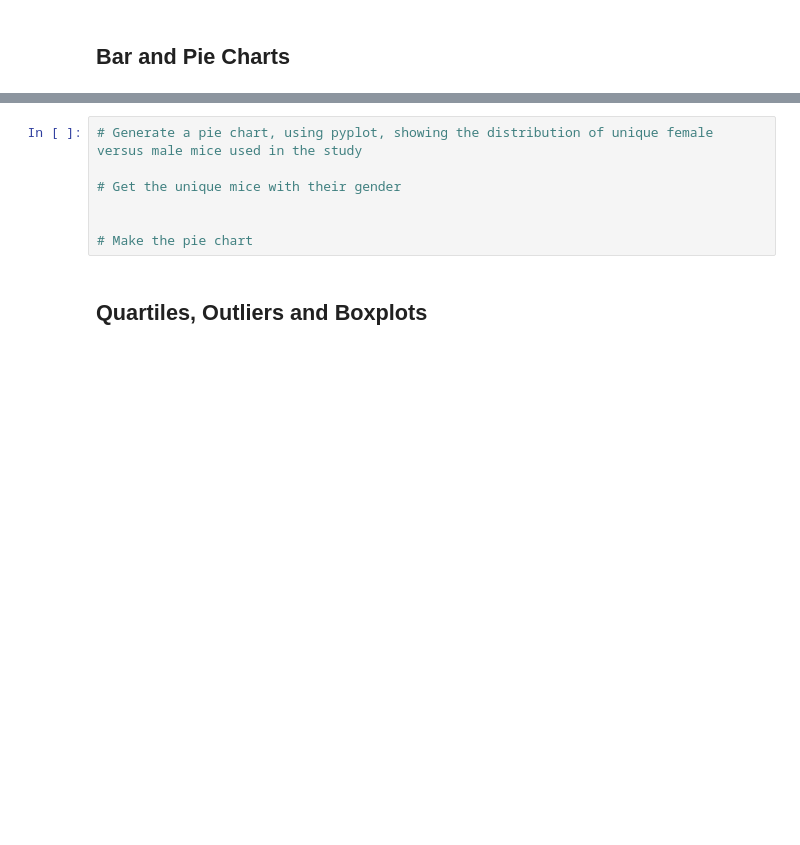
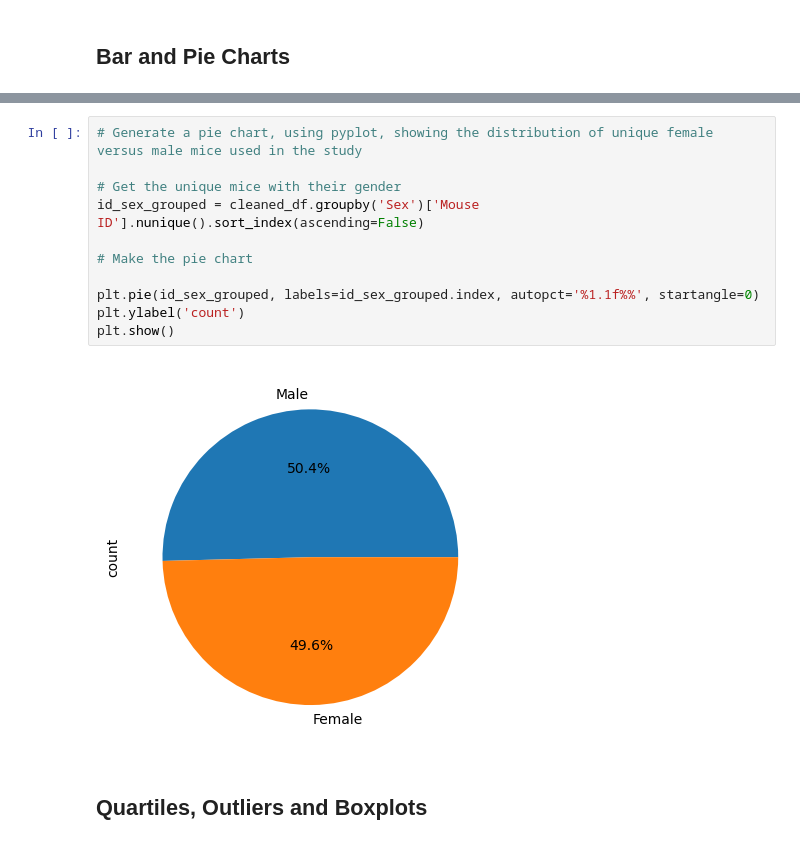
Before and after one commit to hopkinsbowman78/matplotlib-scipy-data-analysis, a Jupyter notebook: Pymaceuticals/pymaceuticals_starter.ipynb, the cells around one changed output, grey strips where cells are left out. Cells and saved outputs as stored; diff of their text form; blank space fills up the shorter version.

```diff
--- a/Pymaceuticals/pymaceuticals_starter.ipynb
+++ b/Pymaceuticals/pymaceuticals_starter.ipynb
@@ -165,10 +198,16 @@ grouped_stats
 # %%
 # Generate a pie chart, using pyplot, showing the distribution of unique female versus male mice used in the study
 
 # Get the unique mice with their gender
-
+id_sex_grouped = cleaned_df.groupby('Sex')['Mouse ID'].nunique().sort_index(ascending=False)
 
 # Make the pie chart
+
+plt.pie(id_sex_grouped, labels=id_sex_grouped.index, autopct='%1.1f%%', startangle=0)
+plt.ylabel('count')
+plt.show()
+# %% [output]
+[figure, added]
 # %% [markdown]
 ## Quartiles, Outliers and Boxplots
 # %%
```
Also changed, not shown: parts of 5 cells of this notebook.
